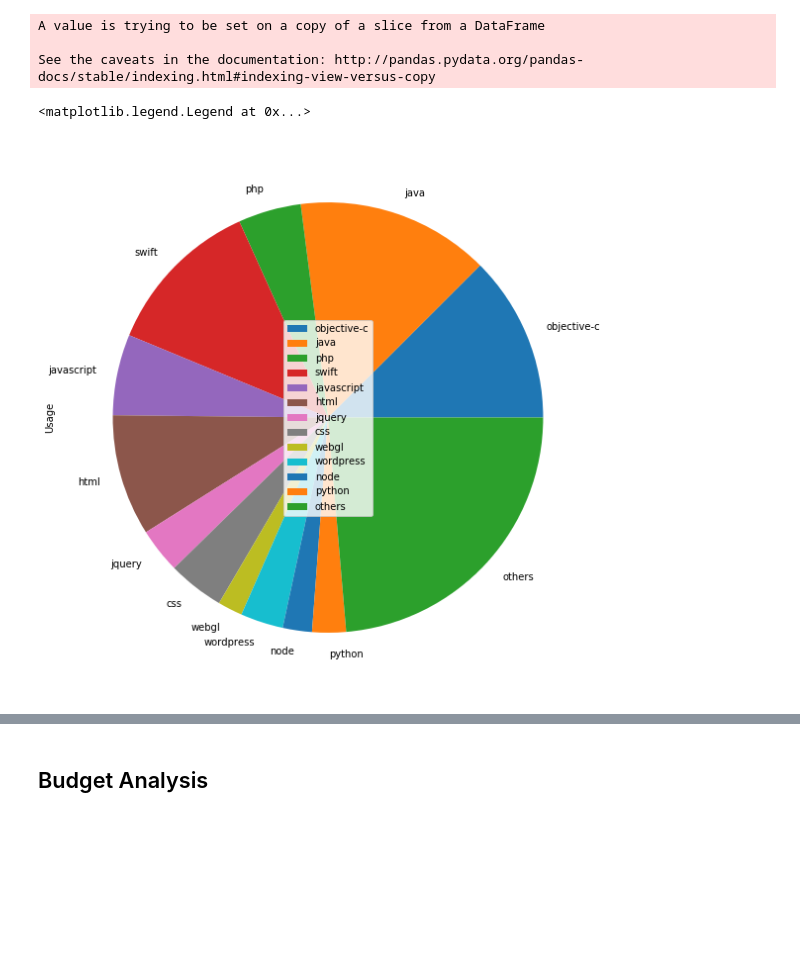
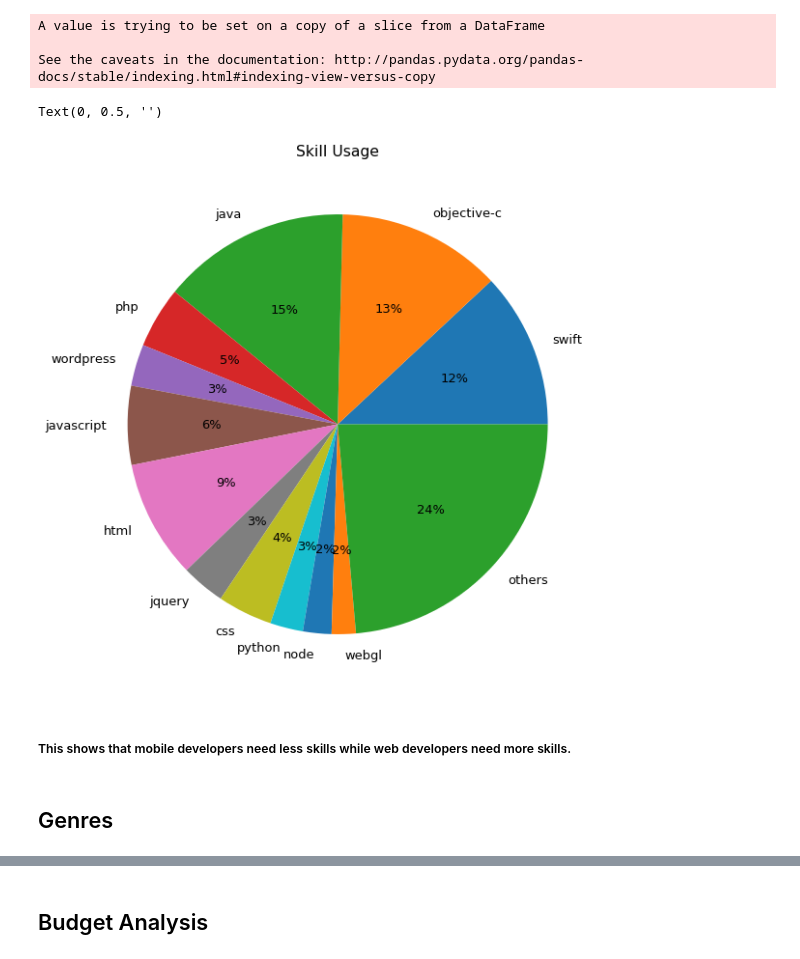
Before and after one commit to Jie-Geng/DataAnalysis, a Jupyter notebook: SSIT-Work-Analysis/anal.ipynb, the cells around one changed output, grey strips where cells are left out. Drawn from its saved outputs; the diff is of its cells as text; code cells hidden in the pictures; blank space fills up the shorter version.

```diff
--- a/SSIT-Work-Analysis/anal.ipynb
+++ b/SSIT-Work-Analysis/anal.ipynb
@@ -79,0 +42,15 @@ memory usage: 12.2+ KB
+# %%
+raw_data['Category'] = (raw_data['Category'].str.lower()
+                        .str.replace('ios/android', 'mobile')
+                        .str.replace('ios', 'mobile')
+                        .str.replace('android', 'mobile')
+                        .str.replace('mobile/backend', 'mobile')
+                        .str.replace('backend for ios app', 'mobile')
+                        .str.replace('backend for mobile app', 'mobile')
+                        .str.replace('wechat', 'mobile')
+                        .str.replace('xamarin', 'web')
+                        .str.replace('webapi', 'web')
+                        .str.replace('windows desktop', 'windows')
+                        .str.replace('windows service', 'windows')
+                       )
+raw_data['Category'].value_counts()
@@ -97,3 +105,0 @@ Name: Category, dtype: int64
-# %%
-raw_data['Category'] = raw_data['Category'].str.lower()
-raw_data['Category'].value_counts()
@@ -114,0 +106,5 @@ raw_data['Category'].value_counts().plot.pie(autopct='%1.0f%%')
+# %%
+mpl.rcParams["font.size"] = 13
+ax = raw_data['Category'].value_counts().plot.pie(figsize=(8, 8), autopct='%1.0f%%', explode=(.02, .02, .05, .1, .2), title='Project Categories')
+plt.ylabel('')
+plt.show()
@@ -163,3 +117,13 @@ skill_series = pd.DataFrame.from_dict(skills, orient='index')
+# %%
+skills = {}
+for skill in raw_data['Skill'].tolist():
+    sklist = skill.split(',')
+    for s in sklist:
+        if s in skills:
+            skills[s] += 1
+        else:
+            skills[s] = 1
+skill_series = pd.DataFrame.from_dict(skills, orient='index')
 # %%
 skill_brief = skill_series[skill_series[0] > 10]
 skill_brief.loc['others'] = skill_series[skill_series[0] <= 10].sum()
@@ -169,8 +133,12 @@ A value is trying to be set on a copy of a slice from a DataFrame
 See the caveats in the documentation: http://pandas.pydata.org/pandas-docs/stable/indexing.html#indexing-view-versus-copy
 # %%
 skill_brief.columns = ['Usage']
-skill_brief.plot.pie(y='Usage', figsize=(15, 10))
-plt.legend(loc="center")
+skill_brief.plot.pie(y='Usage', figsize=(18, 10), autopct='%1.0f%%', legend=False, title='Skill Usage')
+plt.ylabel('')
 # %% [output]
-<matplotlib.legend.Legend at 0x...>
+Text(0, 0.5, '')
-[figure, old version]
+[figure, new version]
+# %% [markdown]
+##### This shows that mobile developers need less skills while web developers need more skills.
+# %% [markdown]
+## Genres
```
Also changed, not shown: parts of 28 cells of this notebook.
